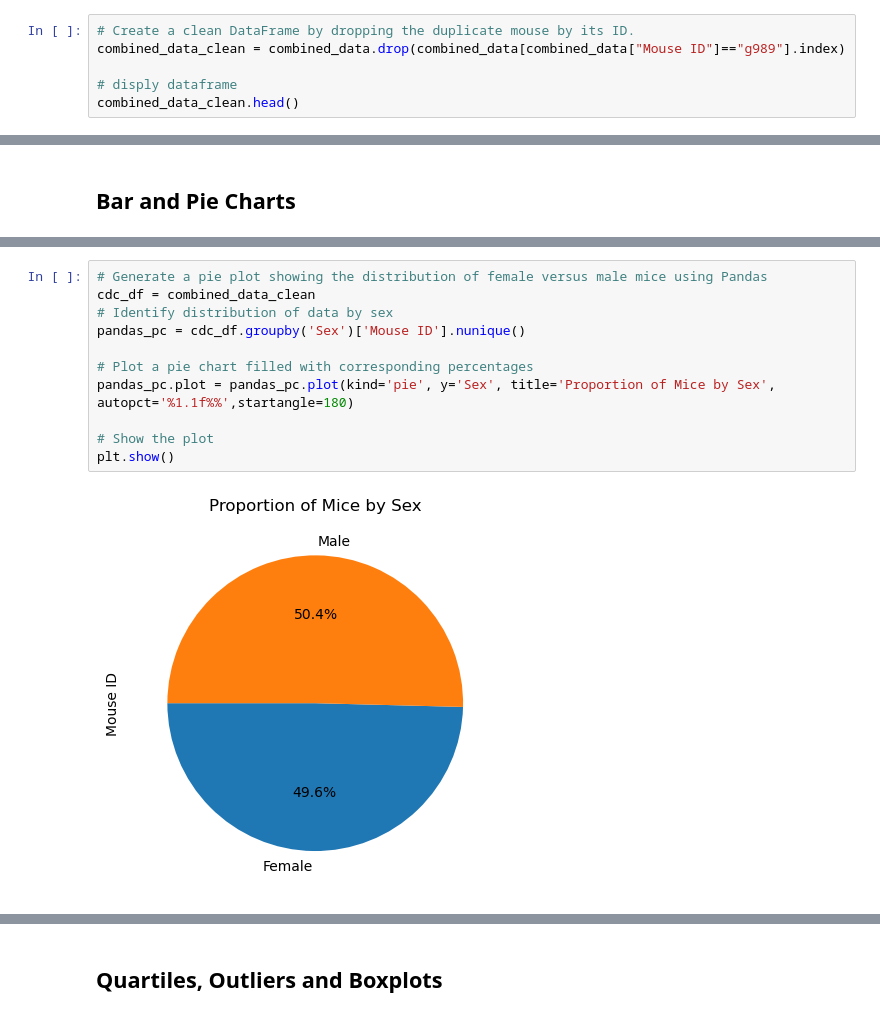
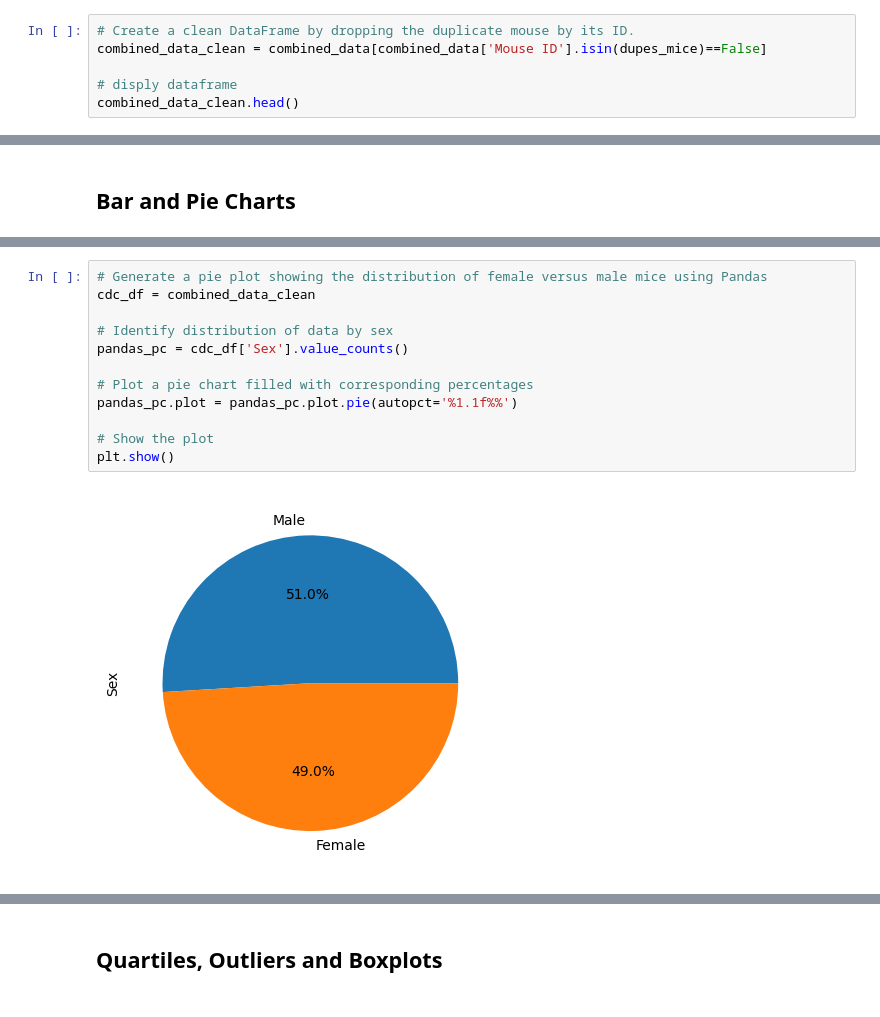
Before and after one commit to RPF35/Matplotlib_Challenge-, a Jupyter notebook: data/pymaceuticals_starter.ipynb, the cells around one changed output, grey strips where cells are left out. Cells and saved outputs as stored; diff of their text form.

```diff
--- a/data/pymaceuticals_starter.ipynb
+++ b/data/pymaceuticals_starter.ipynb
@@ -74,7 +72,7 @@ pd.DataFrame(dupes_data_mouse_id)
 | 920 | g989 | Propriva | Female | 21 | 26 | 35 | 62.570880 | ... |
 # %%
 # Create a clean DataFrame by dropping the duplicate mouse by its ID.
-combined_data_clean = combined_data.drop(combined_data[combined_data["Mouse ID"]=="g989"].index)
+combined_data_clean = combined_data[combined_data['Mouse ID'].isin(dupes_mice)==False]
 
 # disply dataframe
 combined_data_clean.head()
@@ -203,16 +223,17 @@ plt.show()
 # %%
 # Generate a pie plot showing the distribution of female versus male mice using Pandas
 cdc_df = combined_data_clean
+
 # Identify distribution of data by sex
-pandas_pc = cdc_df.groupby('Sex')['Mouse ID'].nunique()
+pandas_pc = cdc_df['Sex'].value_counts()
 
 # Plot a pie chart filled with corresponding percentages
-pandas_pc.plot = pandas_pc.plot(kind='pie', y='Sex', title='Proportion of Mice by Sex', autopct='%1.1f%%',startangle=180)
+pandas_pc.plot = pandas_pc.plot.pie(autopct='%1.1f%%')
 
 # Show the plot
 plt.show()
 # %% [output]
-[figure, old version]
+[figure, new version]
 # %%
 # Generate a pie plot showing the distribution of female versus male mice using pyplot
 
```
Also changed, not shown: parts of 16 cells of this notebook.
